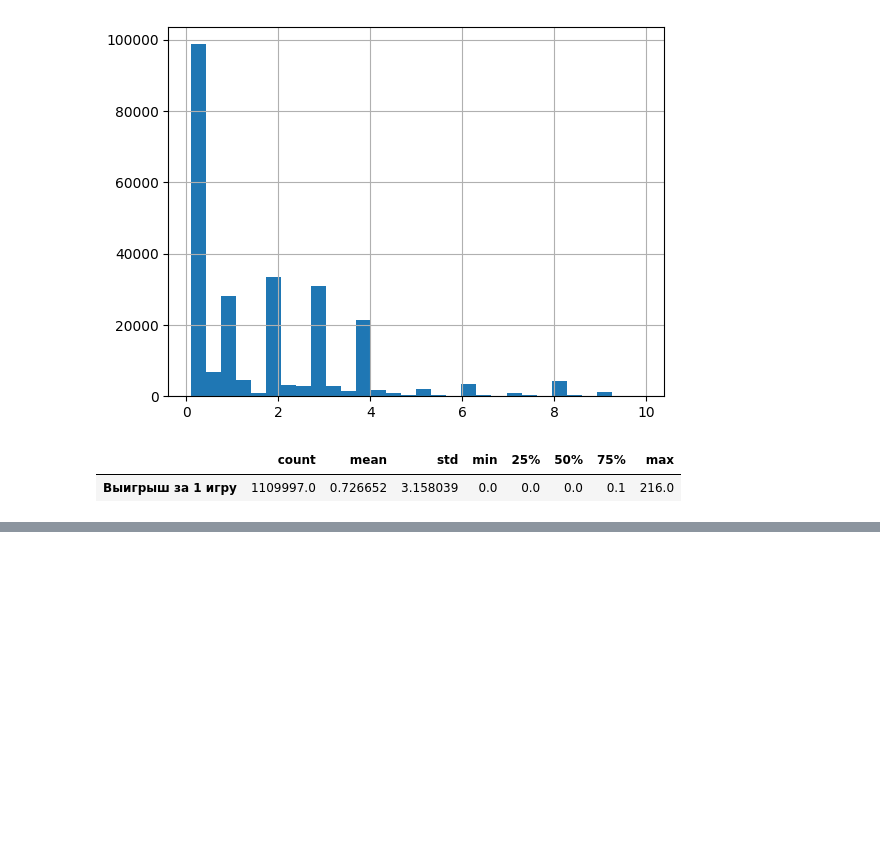
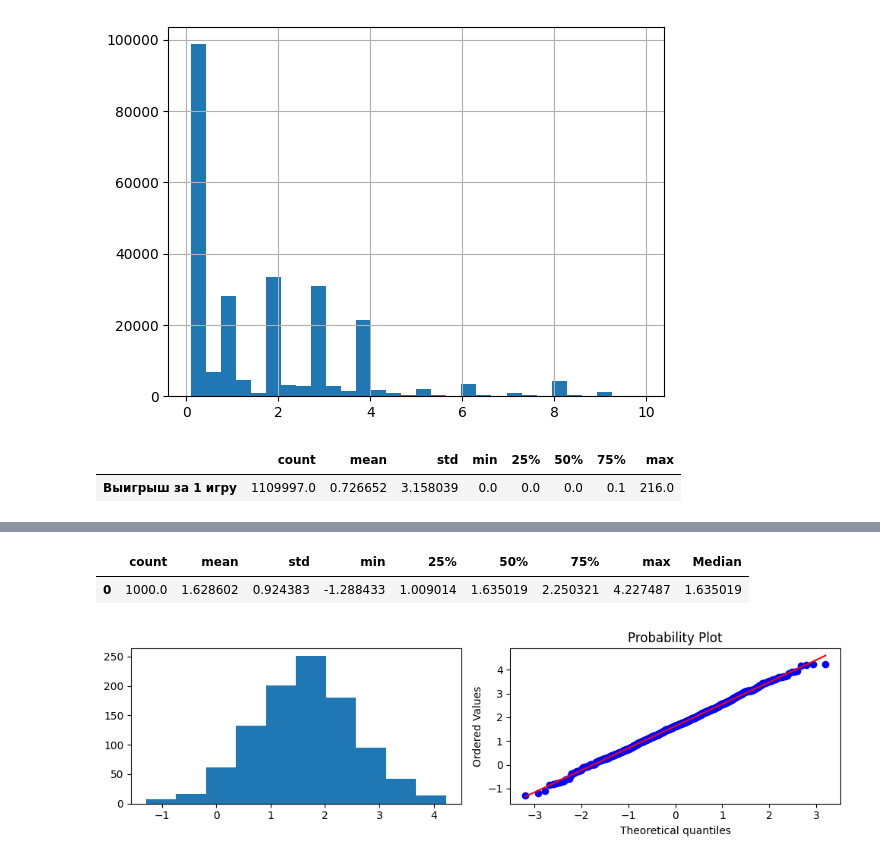
Before and after one commit to ResearchMachine/TestTaskSlotGame, a Jupyter notebook: Solution.ipynb, the cells around one changed output, grey strips where cells are left out. Cells and saved outputs as stored; diff of their text form; code cells hidden in the pictures; blank space fills up the shorter version.

```diff
--- a/Solution.ipynb
+++ b/Solution.ipynb
@@ -222,0 +246,24 @@ df.describe().T
+# %%
+from scipy import stats
+import matplotlib.pyplot as plt
+import pandas as pd
+import numpy as np
+
+# box-cox transform
+xt, lmbda = stats.boxcox(x)
+
+
+# plot
+fig, axes = plt.subplots(1, 2, figsize=(10, 3))
+axes[0].hist(xt)
+stats.probplot(xt, dist=stats.norm, plot=axes[1])
+fig.tight_layout()
+
+# summary statistics
+df1 = pd.DataFrame(xt).describe().T
+df1['Median'] = np.median(xt)
+df1
+# %% [output]
+|  | count | mean | std | min | 25% | 50% | 75% | max | Median |
+| 0 | 1000.0 | 1.628602 | 0.924383 | -1.288433 | 1.009014 | 1.635019 | 2.250321 | 4.227487 | 1.635019 |
+[figure, added]
```
Also changed, not shown: parts of 3 cells of this notebook.
